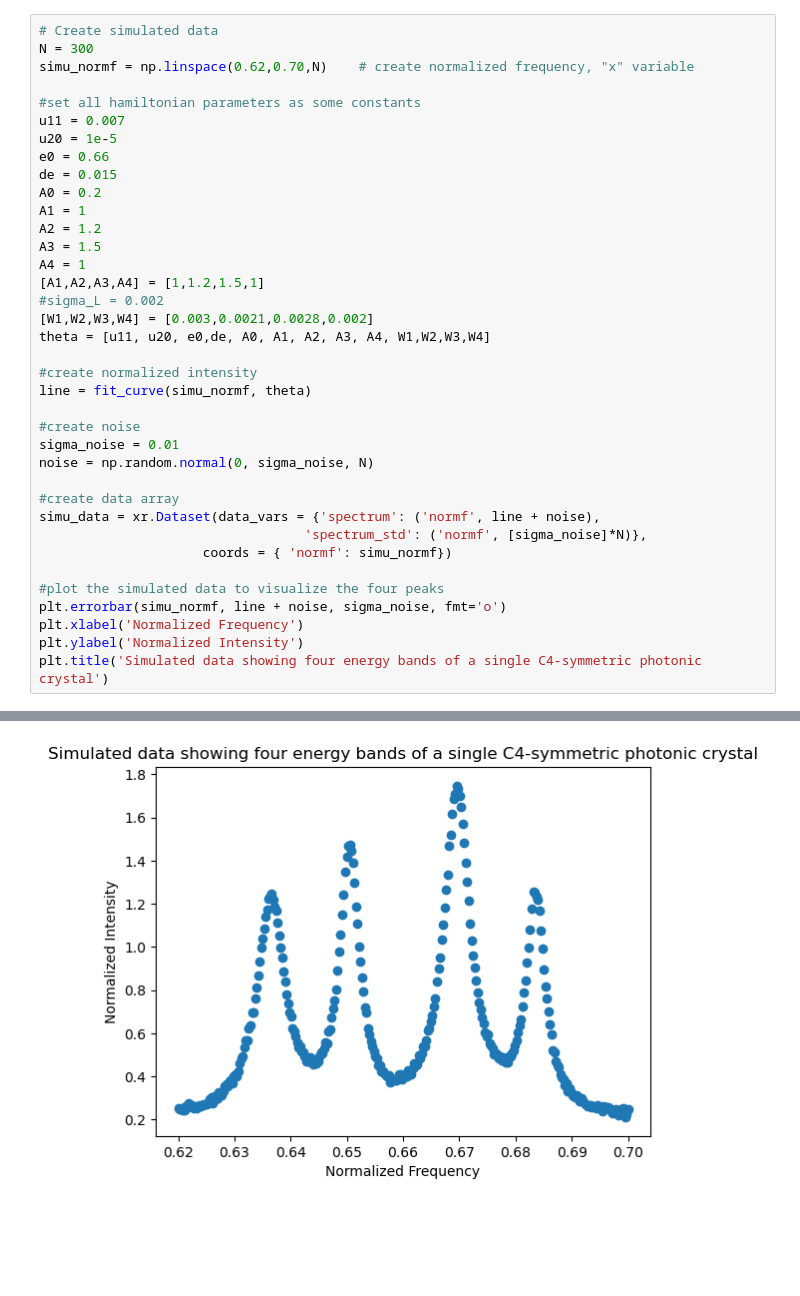
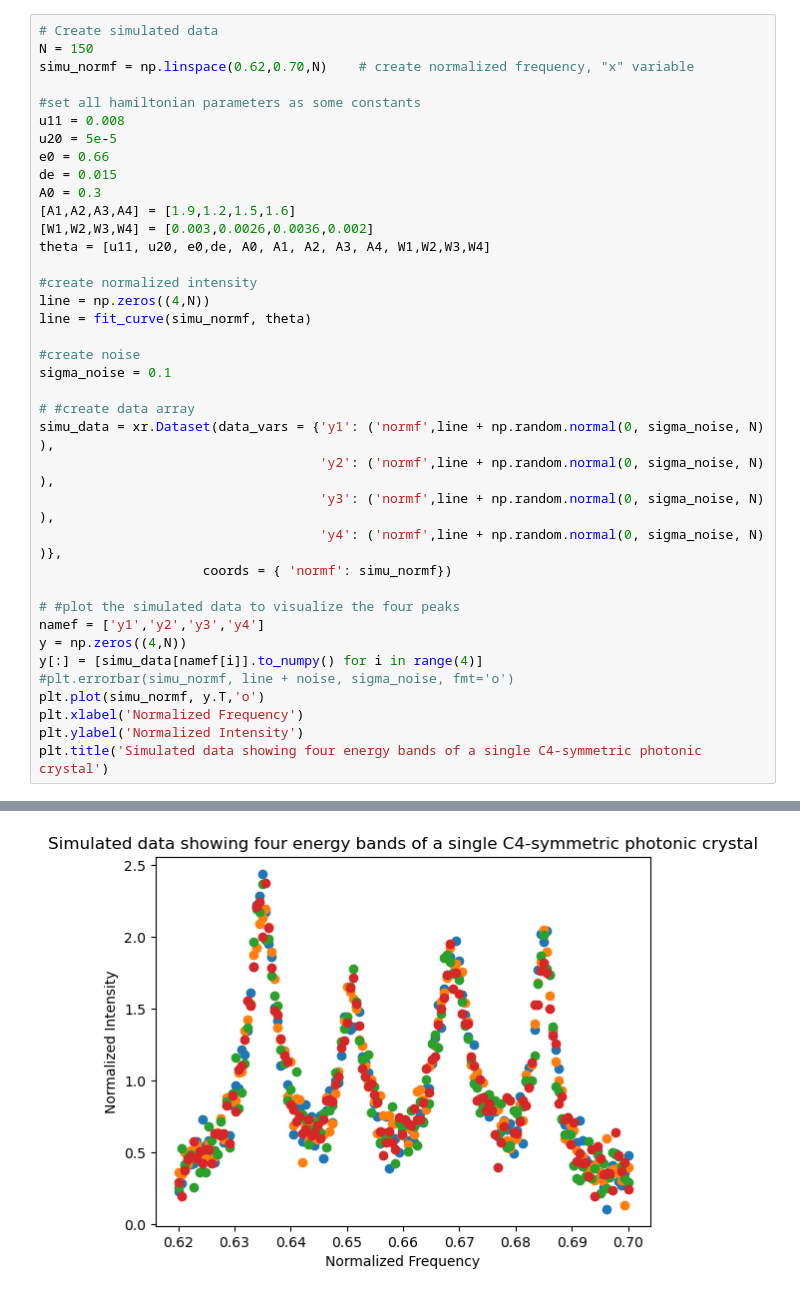
Before and after one commit to phys201/Hamiltonian-photonic-crystal, a Jupyter notebook: Documentation_Fan.ipynb, the cells around one changed output, grey strips where cells are left out. Saved outputs shown, nothing was run; the diff lists cells and outputs as text; blank space fills up the shorter version.

```diff
--- a/Documentation_Fan.ipynb
+++ b/Documentation_Fan.ipynb
@@ -152,43 +156,44 @@ def fit_curve(freq, theta):
     return line
 # %%
 # Create simulated data
-N = 300
+N = 150
 simu_normf = np.linspace(0.62,0.70,N)    # create normalized frequency, "x" variable
 
 #set all hamiltonian parameters as some constants
-u11 = 0.007
-u20 = 1e-5
+u11 = 0.008
+u20 = 5e-5
 e0 = 0.66
 de = 0.015
-A0 = 0.2
-A1 = 1
-A2 = 1.2
-A3 = 1.5
-A4 = 1
-[A1,A2,A3,A4] = [1,1.2,1.5,1]
-#sigma_L = 0.002
-[W1,W2,W3,W4] = [0.003,0.0021,0.0028,0.002]
+A0 = 0.3
+[A1,A2,A3,A4] = [1.9,1.2,1.5,1.6]
+[W1,W2,W3,W4] = [0.003,0.0026,0.0036,0.002]
 theta = [u11, u20, e0,de, A0, A1, A2, A3, A4, W1,W2,W3,W4]
 
 #create normalized intensity
+line = np.zeros((4,N))
 line = fit_curve(simu_normf, theta)
 
 #create noise
-sigma_noise = 0.01
-noise = np.random.normal(0, sigma_noise, N)
+sigma_noise = 0.1
 
-#create data array
-simu_data = xr.Dataset(data_vars = {'spectrum': ('normf', line + noise),
-                                  'spectrum_std': ('normf', [sigma_noise]*N)},
+# #create data array
+simu_data = xr.Dataset(data_vars = {'y1': ('normf',line + np.random.normal(0, sigma_noise, N) ),
+                                    'y2': ('normf',line + np.random.normal(0, sigma_noise, N) ),
+                                    'y3': ('normf',line + np.random.normal(0, sigma_noise, N) ),
+                                    'y4': ('normf',line + np.random.normal(0, sigma_noise, N) )},
                      coords = { 'normf': simu_normf})
 
-#plot the simulated data to visualize the four peaks
-plt.errorbar(simu_normf, line + noise, sigma_noise, fmt='o')
+# #plot the simulated data to visualize the four peaks
+namef = ['y1','y2','y3','y4']
+y = np.zeros((4,N))
+y[:] = [simu_data[namef[i]].to_numpy() for i in range(4)]
+#plt.errorbar(simu_normf, line + noise, sigma_noise, fmt='o')
+plt.plot(simu_normf, y.T,'o')
 plt.xlabel('Normalized Frequency')
 plt.ylabel('Normalized Intensity')
 plt.title('Simulated data showing four energy bands of a single C4-symmetric photonic crystal')
 # %% [output]
 Text(0.5, 1.0, 'Simulated data showing four energy bands of a single C4-symmetric photonic crystal')
-[figure, old version]
+[figure, new version]
 # %%
 #guess the prior bounds
```
Also changed, not shown: parts of 22 cells of this notebook, 1 other file.
